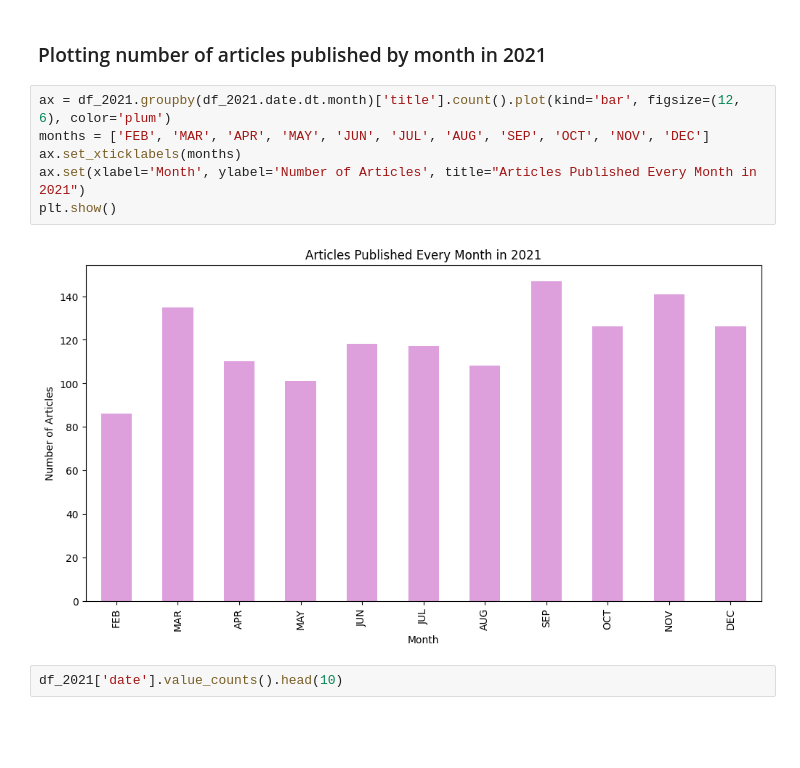
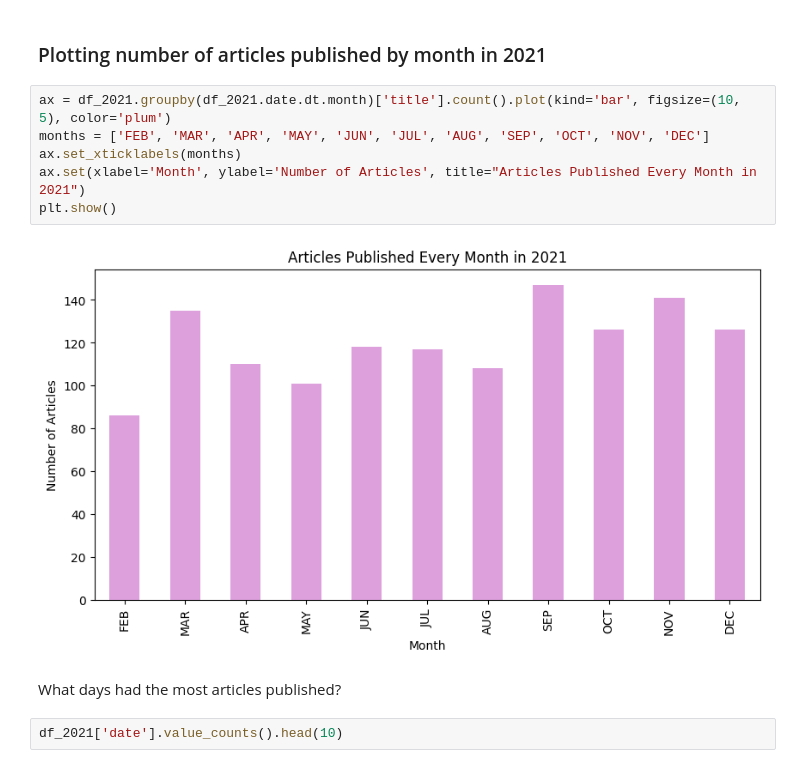
Before and after one commit to khine-thant-su/MM_news_headlines_analysis, a Jupyter notebook: Myanmar news headlines scraping.ipynb, the cells around one changed output. Saved outputs shown, nothing was run; the diff lists cells and outputs as text; blank space fills up the shorter version.

```diff
--- a/Myanmar news headlines scraping.ipynb
+++ b/Myanmar news headlines scraping.ipynb
@@ -111,13 +111,15 @@ df_2021.tail()
 # %% [markdown]
 ### Plotting number of articles published by month in 2021
 # %%
-ax = df_2021.groupby(df_2021.date.dt.month)['title'].count().plot(kind='bar', figsize=(12, 6), color='plum')
+ax = df_2021.groupby(df_2021.date.dt.month)['title'].count().plot(kind='bar', figsize=(10, 5), color='plum')
 months = ['FEB', 'MAR', 'APR', 'MAY', 'JUN', 'JUL', 'AUG', 'SEP', 'OCT', 'NOV', 'DEC']
 ax.set_xticklabels(months)
 ax.set(xlabel='Month', ylabel='Number of Articles', title="Articles Published Every Month in 2021")
 plt.show()
 # %% [output]
-[figure, old version]
+[figure, new version]
+# %% [markdown]
+What days had the most articles published?
 # %%
 df_2021['date'].value_counts().head(10)
 # %% [output]
```
Also changed, not shown: parts of 34 cells of this notebook.
